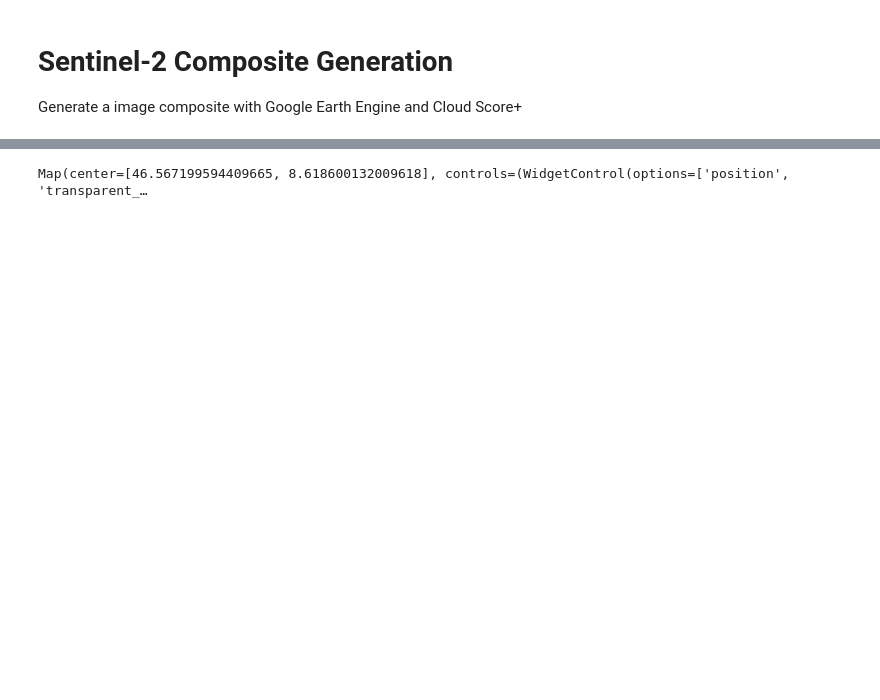
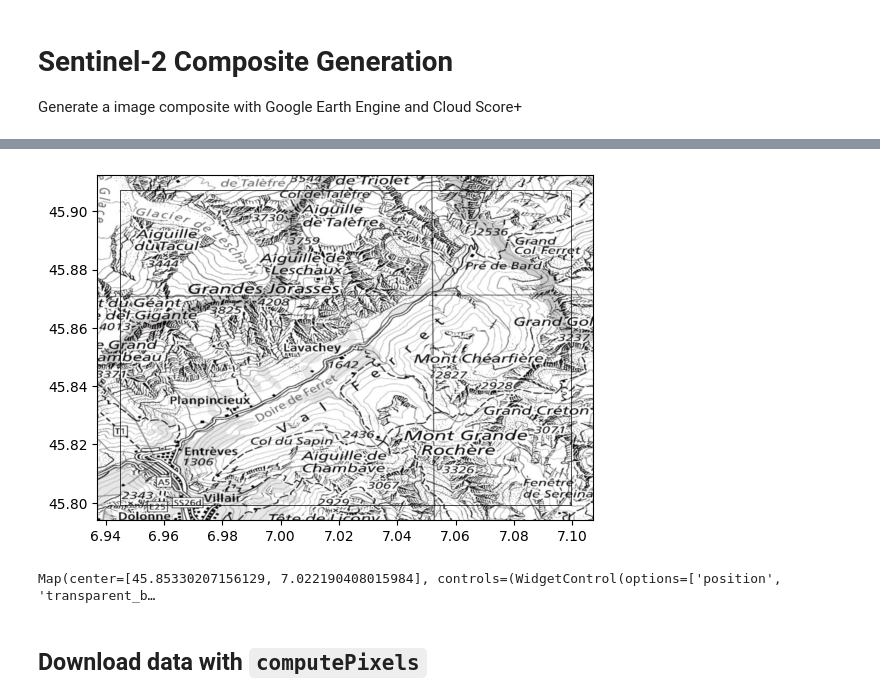
Before and after one commit to lqgentner/deep-glacier-inventory, a Jupyter notebook: notebooks/gee-s2.ipynb, the cells around one changed output, grey strips where cells are left out. Saved outputs shown, nothing was run; the diff lists cells and outputs as text; code cells hidden in the pictures; blank space fills up the shorter version.

```diff
--- a/notebooks/gee-s2.ipynb
+++ b/notebooks/gee-s2.ipynb
@@ -84,11 +102,33 @@ roi = ee.Geometry.Rectangle(*sgi_bounds)
+# %%
+test_cell = cells.iloc[0]
+test_coords = (test_cell.lon, test_cell.lat)
+test_crs = test_cell.utm_zone
+
+test_start, test_end = "2023-06-01", "2023-09-30"
+# %%
+df_plot = gpd.GeoDataFrame([test_cell])
+
+fig, ax = plt.subplots()
+
+df_plot.plot(ax=ax, edgecolor="black", linewidth=0.5, color="None")
+
+cx.add_basemap(
+    ax,
+    crs="epsg:4326",
+    source=cx.providers.SwissFederalGeoportal.NationalMapGrey,
+    attribution=False,
+)
+# %% [output]
+[figure, added]
 # %%
-s2_filtered = s2.filterDate("2023-05-01", "2023-07-31").filterBounds(roi)
+roi_coords = list(test_cell.geometry.exterior.coords)
+roi_ee = ee.Geometry.Polygon(roi_coords)
+point_ee = ee.Geometry.Point(test_cell.lon, test_cell.lat)
+
+s2_filtered = S2_SR.filterDate(test_start, test_end).filterBounds(roi_ee).select(BANDS)
 composite_cs = create_composite_cs(
-    s2_filtered,
-    qa_band=QA_BAND,
-    threshold=CLEAR_THRESHOLD,
+    s2_filtered, qa_band=QA_BAND, threshold=CLEAR_THRESHOLD
 )
-composite_qa = create_composite_qa(s2_filtered)
 
 visualization = {
     "min": 0,
@@ -97,9 +137,12 @@ visualization = {
 }
 
 m = geemap.Map()
-m.center_object(roi, 12)
-m.add_layer(composite_cs, visualization, "Cloud Score+")
-m.add_layer(composite_qa, visualization, "QA60")
+m.center_object(roi_ee, 12)
+m.addLayer(composite_cs, visualization, "Cloud Score+")
+m.addLayer(roi_ee, None, "Cell bounds (padded)")
+m.addLayer(point_ee, {"color": "red"}, "Grid point")
 m
 # %% [output]
-Map(center=[46.567199594409665, 8.618600132009618], controls=(WidgetControl(options=['position', 'transparent_…
+Map(center=[45.85330207156129, 7.022190408015984], controls=(WidgetControl(options=['position', 'transparent_b…
+# %% [markdown]
+## Download data with `computePixels`
```
Also changed, not shown: parts of 22 cells of this notebook, 2 other files.
